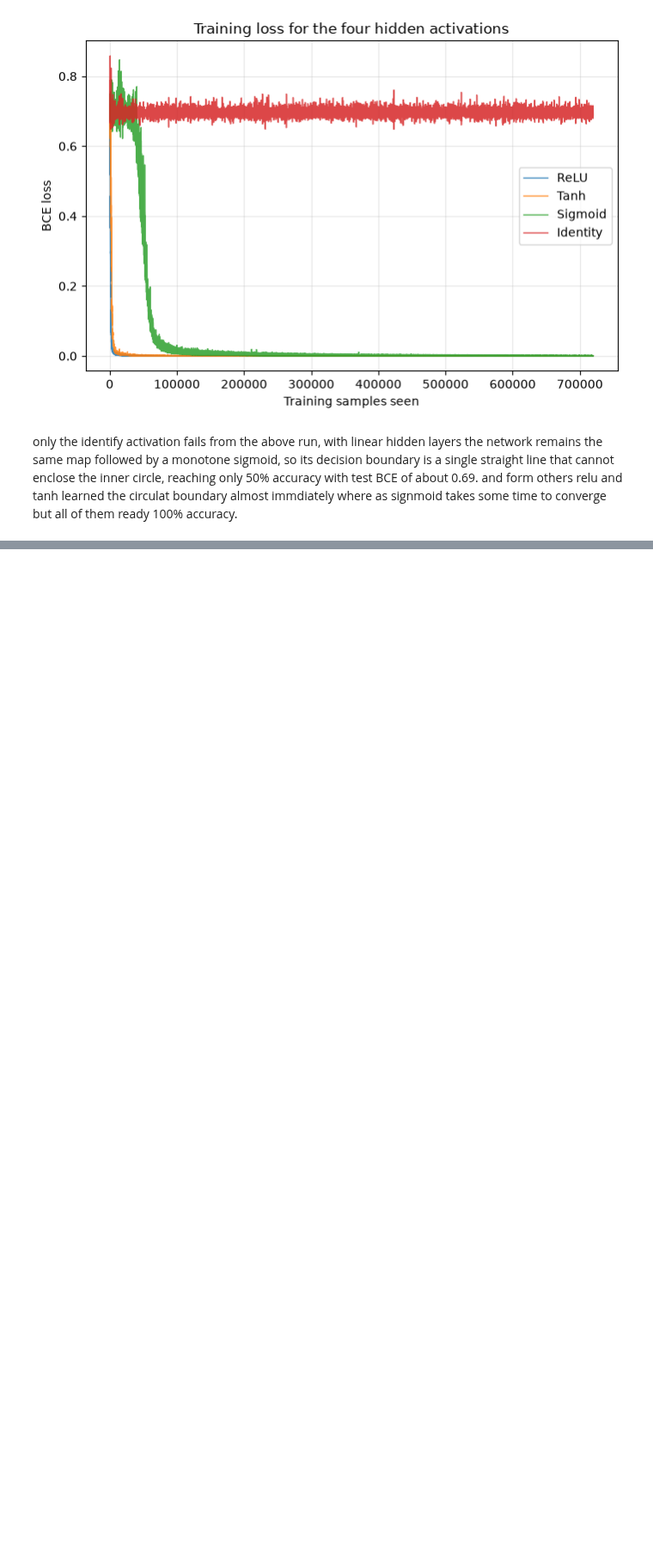
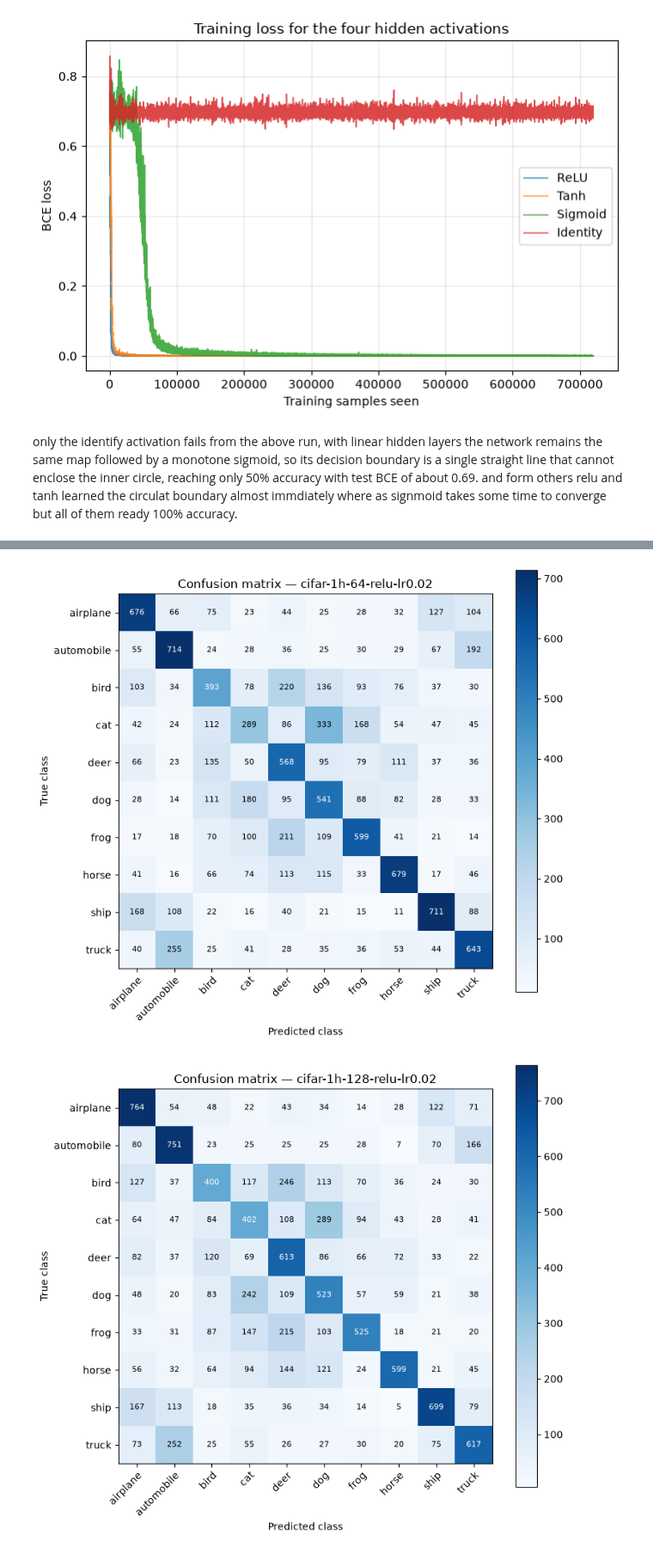
Before and after one commit to suryamanoj4/SMAI-A4, a Jupyter notebook: mlp.ipynb, the cells around one changed output, grey strips where cells are left out. Shown at 86% size. Drawn from its saved outputs; the diff is of its cells as text; code cells hidden in the pictures; blank space fills up the shorter version.

```diff
--- a/mlp.ipynb
+++ b/mlp.ipynb
@@ -931,0 +1178,10 @@ only the identify activation fails from the above run, with linear hidden layers
+# %%
+print(f"{'Model / WandB run':<40}{'Hidden widths':<20}{'Activation':<12}{'Parameters':>12}")
+
+for r in results:
+    print(
+        f"{r['run_name']:<40}"
+        f"{str(r['widths']):<20}"
+        f"{r['activation']:<12}"
+        f"{r['n_params']:>12,}"
+    )
@@ -931,0 +1216,9 @@ only the identify activation fails from the above run, with linear hidden layers
+# %%
+from pathlib import Path
+
+Path("models").mkdir(exist_ok=True)
+
+for name, model in models.items():
+    model.save_to(f"models/{name}.npz")
+
+print("Saved:", list(models))
@@ -931,0 +1358,36 @@ only the identify activation fails from the above run, with linear hidden layers
+# %%
+def plot_confusion_matrix(cm, title):
+    fig, ax = plt.subplots(figsize=(8, 7))
+    im = ax.imshow(cm, interpolation="nearest", cmap="Blues")
+    fig.colorbar(im, ax=ax)
+    ax.set(
+        xticks=np.arange(10),
+        yticks=np.arange(10),
+        xticklabels=CIFAR10_CLASSES,
+        yticklabels=CIFAR10_CLASSES,
+        xlabel="Predicted class",
+        ylabel="True class",
+        title=title,
+    )
+    plt.setp(ax.get_xticklabels(),rotation=45,ha="right",rotation_mode="anchor")
+    threshold = cm.max() / 2.0
+    for i in range(cm.shape[0]):
+        for j in range(cm.shape[1]):
+            ax.text(
+                j, i, f"{cm[i, j]:d}",
+                ha="center",
+                va="center",
+                color="white" if cm[i, j] > threshold else "black",
+                fontsize=8,
+            )
+    fig.tight_layout()
+    plt.show()
+
+for r in results:
+    plot_confusion_matrix(
+        confusions[r["name"]],
+        f"Confusion matrix — {r['run_name']}",
+    )
+# %% [output]
+[figure, added]
+[figure, added]
```
Also changed, not shown: parts of 28 cells of this notebook.
